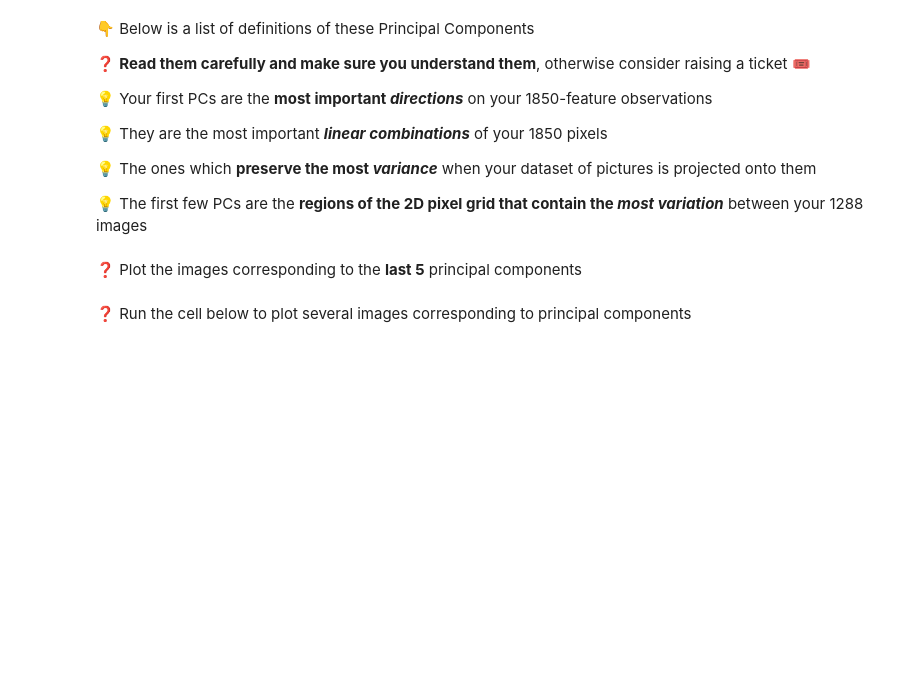
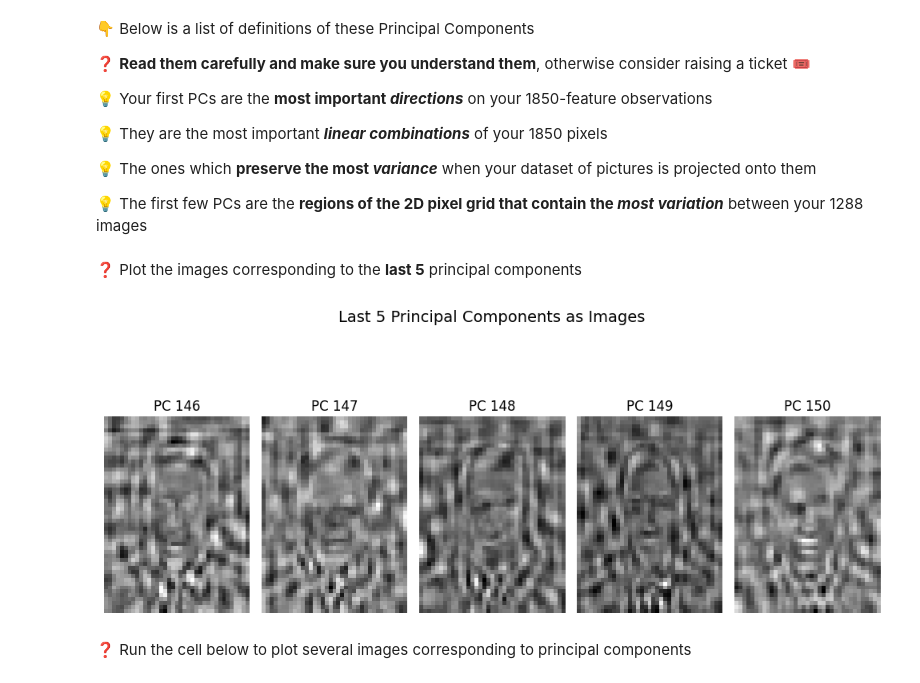
Before and after one commit to saranjthilak/data-face-recognition, a Jupyter notebook: face_recognition.ipynb, the cells around one changed output. Saved outputs shown, nothing was run; the diff lists cells and outputs as text; code cells hidden in the pictures; blank space fills up the shorter version.

```diff
--- a/face_recognition.ipynb
+++ b/face_recognition.ipynb
@@ -279,3 +286,21 @@ We merely reshaped them to be able to visualize them as normal images
+# %%
+# Get the last 5 principal components (assumes PCA was fit with n_components ≥ 5)
+last_components = pca.components_[-5:]  # shape: (5, 1850)
+
+# Plot them
+plt.figure(figsize=(10, 5))
+for i, component in enumerate(last_components, 1):
+    img = component.reshape(50, 37)
+    plt.subplot(1, 5, i)
+    plt.imshow(img, cmap='gray')
+    plt.title(f'PC {pca.n_components_ - 5 + i}')
+    plt.axis('off')
+
+plt.suptitle("Last 5 Principal Components as Images", fontsize=14)
+plt.tight_layout()
+plt.show()
+# %% [output]
+[figure, added]
 # %% [markdown]
 ❓ Run the cell below to plot several images corresponding to principal components
 # %%
```
Also changed, not shown: parts of 13 cells of this notebook, 1 other file.
